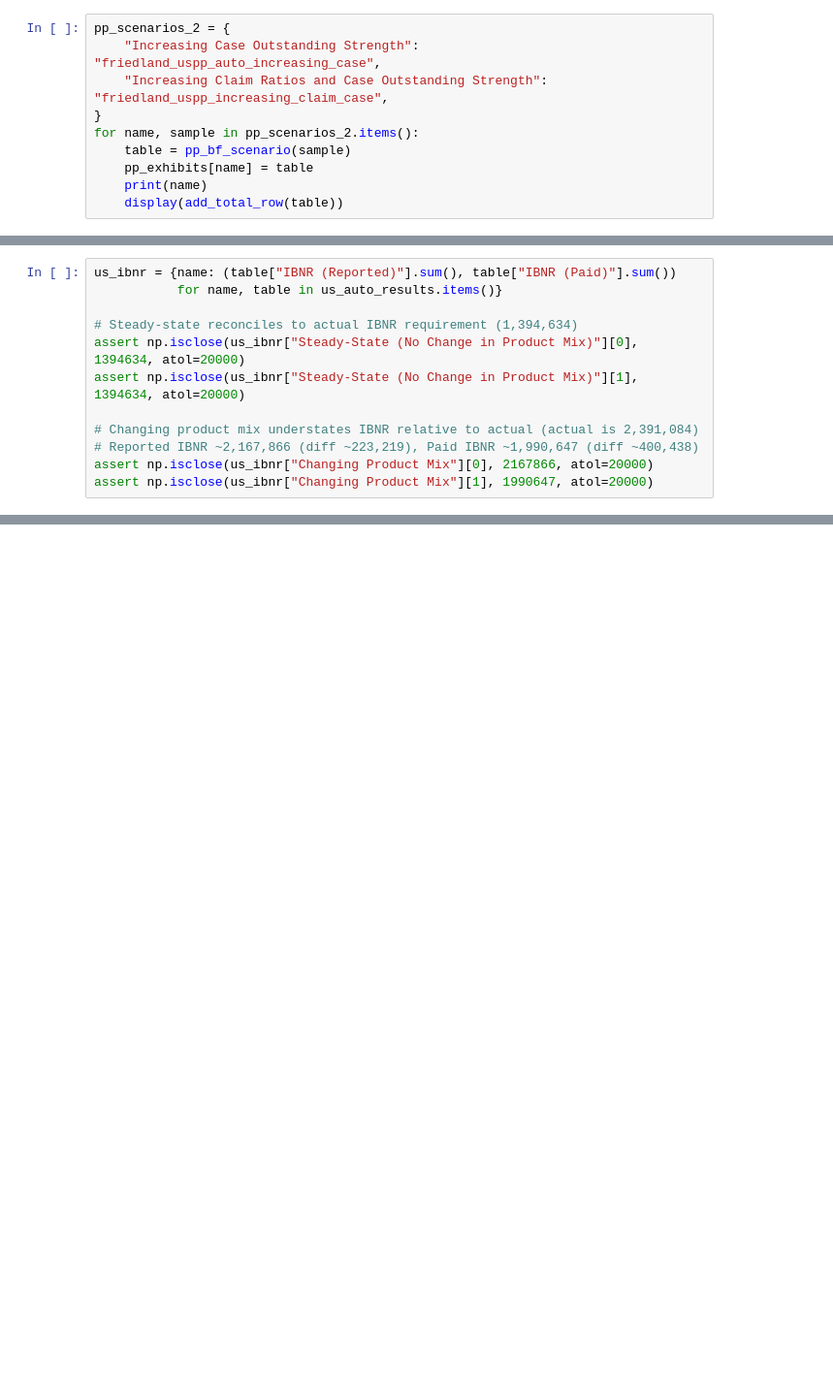
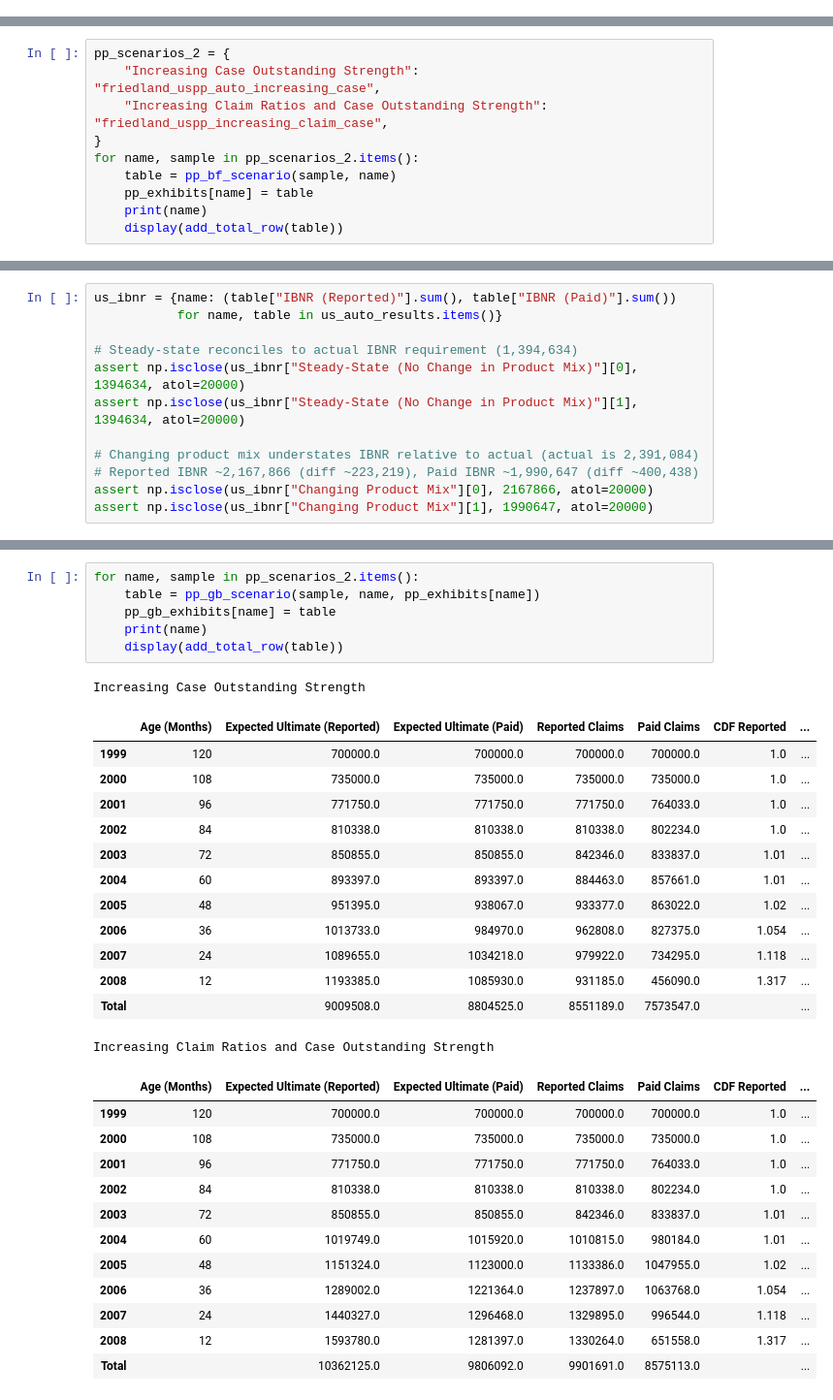
Before and after one commit to casact/chainladder-python, a Jupyter notebook: docs/friedland/chapter_9.ipynb, the cells around one changed output, grey strips where cells are left out. Shown at 97% size. Saved outputs shown, nothing was run; the diff lists cells and outputs as text; blank space fills up the shorter version.

Commit message:
docs(friedland): add exhibit III actual IBNR columns, exhibit V and exhibit VI

```diff
--- a/docs/friedland/chapter_9.ipynb
+++ b/docs/friedland/chapter_9.ipynb
@@ -663,10 +566,0 @@ Increasing Claim Ratios
-# %%
-pp_scenarios_2 = {
-    "Increasing Case Outstanding Strength": "friedland_uspp_auto_increasing_case",
-    "Increasing Claim Ratios and Case Outstanding Strength": "friedland_uspp_increasing_claim_case",
-}
-for name, sample in pp_scenarios_2.items():
-    table = pp_bf_scenario(sample)
-    pp_exhibits[name] = table
-    print(name)
-    display(add_total_row(table))
@@ -710,0 +726,10 @@ Increasing Claim Ratios and Case Outstanding Strength
+# %%
+pp_scenarios_2 = {
+    "Increasing Case Outstanding Strength": "friedland_uspp_auto_increasing_case",
+    "Increasing Claim Ratios and Case Outstanding Strength": "friedland_uspp_increasing_claim_case",
+}
+for name, sample in pp_scenarios_2.items():
+    table = pp_bf_scenario(sample, name)
+    pp_exhibits[name] = table
+    print(name)
+    display(add_total_row(table))
@@ -884,0 +1103,33 @@ assert np.isclose(us_ibnr["Changing Product Mix"][1], 1990647, atol=20000)
+# %%
+for name, sample in pp_scenarios_2.items():
+    table = pp_gb_scenario(sample, name, pp_exhibits[name])
+    pp_gb_exhibits[name] = table
+    print(name)
+    display(add_total_row(table))
+# %% [output]
+Increasing Case Outstanding Strength
+|  | Age (Months) | Expected Ultimate (Reported) | Expected Ultimate (Paid) | Reported Claims | Paid Claims | CDF Reported | ... |
+| 1999 | 120 | 700000.0 | 700000.0 | 700000.0 | 700000.0 | 1.0 | ... |
+| 2000 | 108 | 735000.0 | 735000.0 | 735000.0 | 735000.0 | 1.0 | ... |
+| 2001 | 96 | 771750.0 | 771750.0 | 771750.0 | 764033.0 | 1.0 | ... |
+| 2002 | 84 | 810338.0 | 810338.0 | 810338.0 | 802234.0 | 1.0 | ... |
+| 2003 | 72 | 850855.0 | 850855.0 | 842346.0 | 833837.0 | 1.01 | ... |
+| 2004 | 60 | 893397.0 | 893397.0 | 884463.0 | 857661.0 | 1.01 | ... |
+| 2005 | 48 | 951395.0 | 938067.0 | 933377.0 | 863022.0 | 1.02 | ... |
+| 2006 | 36 | 1013733.0 | 984970.0 | 962808.0 | 827375.0 | 1.054 | ... |
+| 2007 | 24 | 1089655.0 | 1034218.0 | 979922.0 | 734295.0 | 1.118 | ... |
+| 2008 | 12 | 1193385.0 | 1085930.0 | 931185.0 | 456090.0 | 1.317 | ... |
+| Total |  | 9009508.0 | 8804525.0 | 8551189.0 | 7573547.0 |  | ... |
+Increasing Claim Ratios and Case Outstanding Strength
+|  | Age (Months) | Expected Ultimate (Reported) | Expected Ultimate (Paid) | Reported Claims | Paid Claims | CDF Reported | ... |
+| 1999 | 120 | 700000.0 | 700000.0 | 700000.0 | 700000.0 | 1.0 | ... |
+| 2000 | 108 | 735000.0 | 735000.0 | 735000.0 | 735000.0 | 1.0 | ... |
+| 2001 | 96 | 771750.0 | 771750.0 | 771750.0 | 764033.0 | 1.0 | ... |
+| 2002 | 84 | 810338.0 | 810338.0 | 810338.0 | 802234.0 | 1.0 | ... |
+| 2003 | 72 | 850855.0 | 850855.0 | 842346.0 | 833837.0 | 1.01 | ... |
+| 2004 | 60 | 1019749.0 | 1015920.0 | 1010815.0 | 980184.0 | 1.01 | ... |
+| 2005 | 48 | 1151324.0 | 1123000.0 | 1133386.0 | 1047955.0 | 1.02 | ... |
+| 2006 | 36 | 1289002.0 | 1221364.0 | 1237897.0 | 1063768.0 | 1.054 | ... |
+| 2007 | 24 | 1440327.0 | 1296468.0 | 1329895.0 | 996544.0 | 1.118 | ... |
+| 2008 | 12 | 1593780.0 | 1281397.0 | 1330264.0 | 651558.0 | 1.317 | ... |
+| Total |  | 10362125.0 | 9806092.0 | 9901691.0 | 8575113.0 |  | ... |
```
Also changed, not shown: parts of 41 cells of this notebook.
